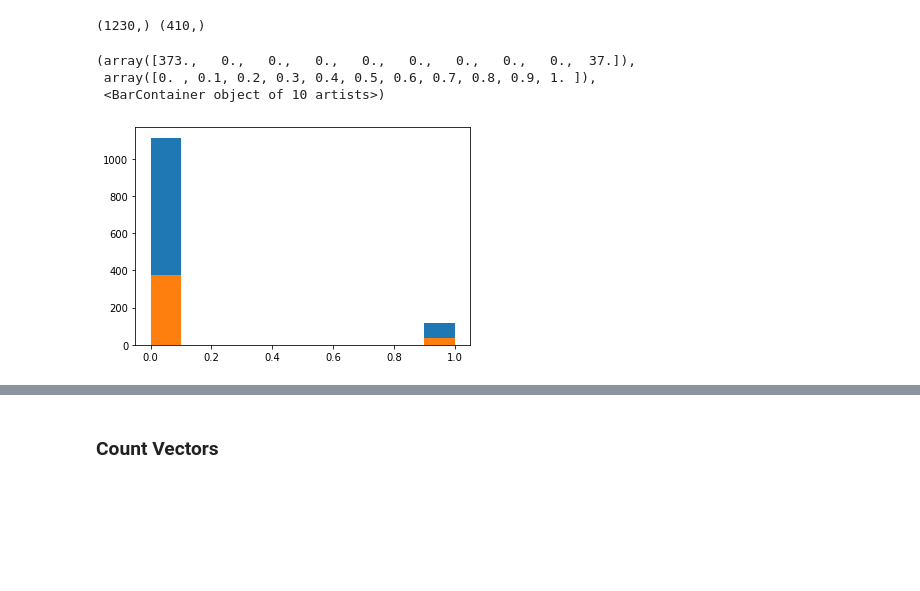
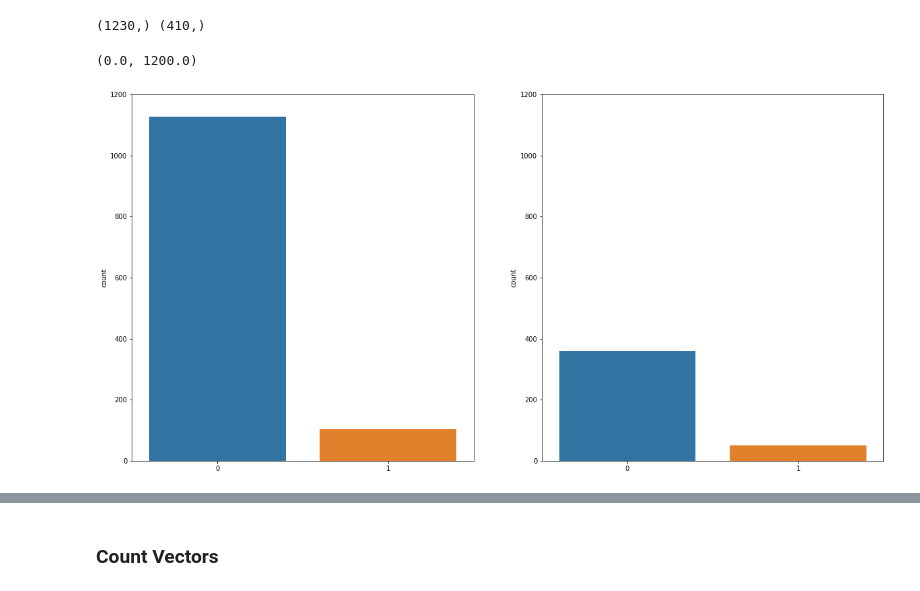
Before and after one commit to ginkulv/notebooks, a Jupyter notebook: reviews_citilink/reviews.ipynb, the cells around one changed output, grey strips where cells are left out. Cells and saved outputs as stored; diff of their text form; code cells hidden in the pictures; blank space fills up the shorter version.

Commit message:
improve data visualisation

```diff
--- a/reviews_citilink/reviews.ipynb
+++ b/reviews_citilink/reviews.ipynb
@@ -106,15 +106,16 @@ train_x, test_x, train_y, test_y = model_selection.train_test_split(df['text'],
 print(train_y.shape, test_y.shape)
 # %% [output]
 (1230,) (410,)
-# %%
-fig, axes = plt.subplots(1, 1)
-axes.hist(train_y)
-axes.hist(test_y)
-# %% [output]
-(array([373.,   0.,   0.,   0.,   0.,   0.,   0.,   0.,   0.,  37.]),
- array([0. , 0.1, 0.2, 0.3, 0.4, 0.5, 0.6, 0.7, 0.8, 0.9, 1. ]),
- <BarContainer object of 10 artists>)
-[figure, removed]
+# %%
+fig, axes = plt.subplots(1, 2, figsize=(20, 10))
+
+seaborn.countplot(x=train_y, ax=axes[0])
+axes[0].set_ylim([0, 1200])
+seaborn.countplot(x=test_y, ax=axes[1])
+axes[1].set_ylim([0, 1200])
+# %% [output]
+(0.0, 1200.0)
+[figure, added]
 # %% [markdown]
 ### Метрики
 Так как датасет не сбалансированный, необходимо использовать precision и recall
```
